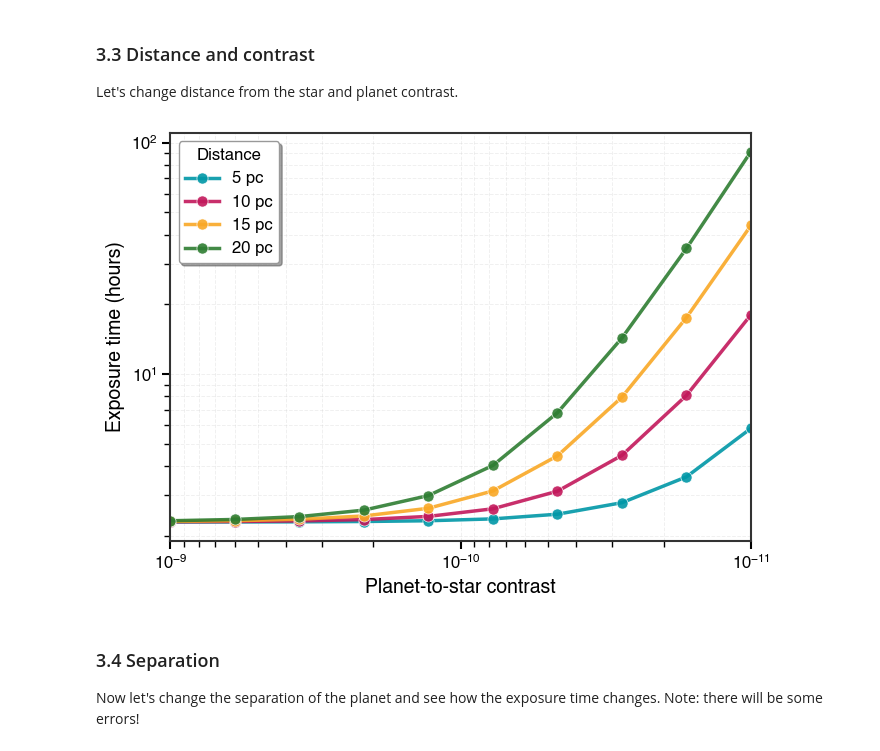
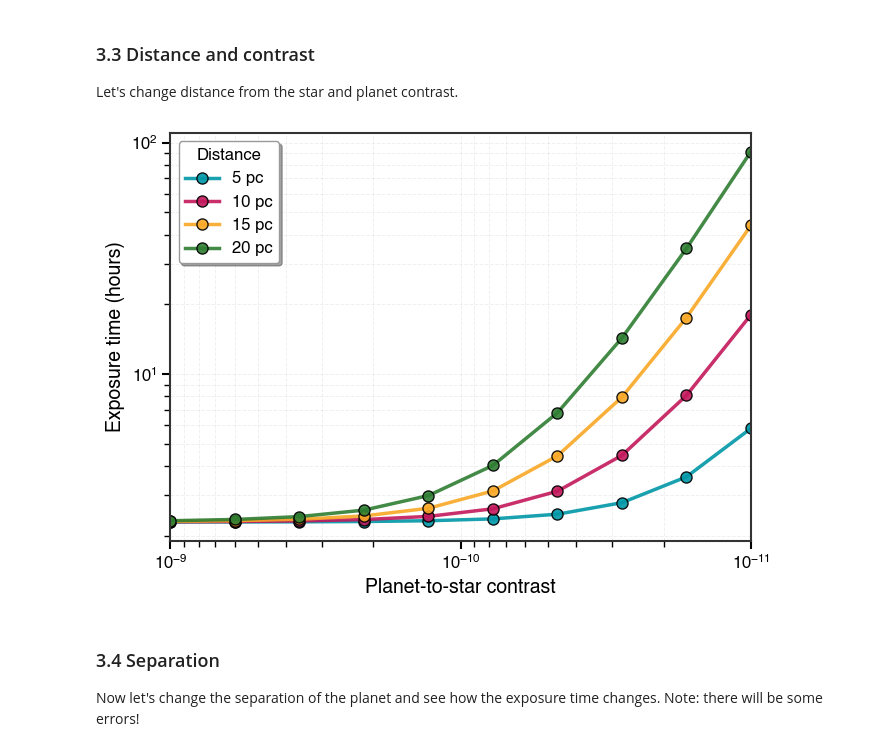
Before and after one commit to HWO-Project/pyEDITH, a Jupyter notebook: tutorials/imaging_tutorial.ipynb, the cells around one changed output. Saved outputs shown, nothing was run; the diff lists cells and outputs as text; code cells hidden in the pictures.

```diff
--- a/tutorials/imaging_tutorial.ipynb
+++ b/tutorials/imaging_tutorial.ipynb
@@ -306,7 +306,7 @@ for idx, diam in enumerate([6,8,10,12]):
 
     plt.loglog(contrasts, exposure_times, marker='o', label=f'{diam} m',
                markersize=7, linewidth=2.5, color=colors[idx],
-               markeredgewidth=1.5, markeredgecolor='white', alpha=0.9)
+               markeredgewidth=1, markeredgecolor='black', alpha=0.9)
 
 plt.xlabel('Planet-to-star contrast', fontsize=14, fontweight='bold')
 plt.ylabel('Exposure time (hours)', fontsize=14, fontweight='bold')
@@ -335,36 +335,36 @@ contrasts=np.logspace(-9, -11, 10)
 
 for idx, dist in enumerate([5,10,15,20]):
     exposure_times=[]
     for contrast in np.logspace(-9, -11, 10):
         params['Fp/Fs']=contrast
         params['distance']=dist
         # make the parameters be the shape that the code desires
         parsed_parameters= parse_input.parse_parameters(params)
         texp, validation_output = calculate_texp(parsed_parameters)
         exposure_times.append(texp.to(u.hr).value)
 
 
 
     # Primary x-axis (contrast)
     ax.loglog(contrasts, exposure_times, marker='o', linewidth=2.5, markersize=8,
-              label=f'{dist} pc', color=colors[idx], markeredgewidth=0.5,
-              markeredgecolor='white', alpha=0.9)
+              label=f'{dist} pc', color=colors[idx], markeredgewidth=1,
+              markeredgecolor='black', alpha=0.9)
 ax.set_xlim([1e-9,1e-11])
 ax.set_xlabel('Planet-to-star contrast', fontsize=14, fontweight='medium')
 ax.set_ylabel('Exposure time (hours)', fontsize=14, fontweight='medium')
 ax.tick_params(axis='both', which='major', labelsize=12, width=1.5, length=6)
 ax.tick_params(axis='both', which='minor', width=1, length=4)
 ax.legend(frameon=True, shadow=True, fancybox=True, fontsize=12,
           title='Distance', title_fontsize=12)
 ax.grid(True, which='both', alpha=0.3, linestyle='--', linewidth=0.7)
 
 for spine in ax.spines.values():
     spine.set_visible(True)
     spine.set_linewidth(1.5)
 
 plt.tight_layout()
 # %% [output]
-[figure, old version]
+[figure, new version]
 # %% [markdown]
 ### 3.4 Separation
 
```
Also changed, not shown: parts of 11 cells of this notebook, 10 other files.
